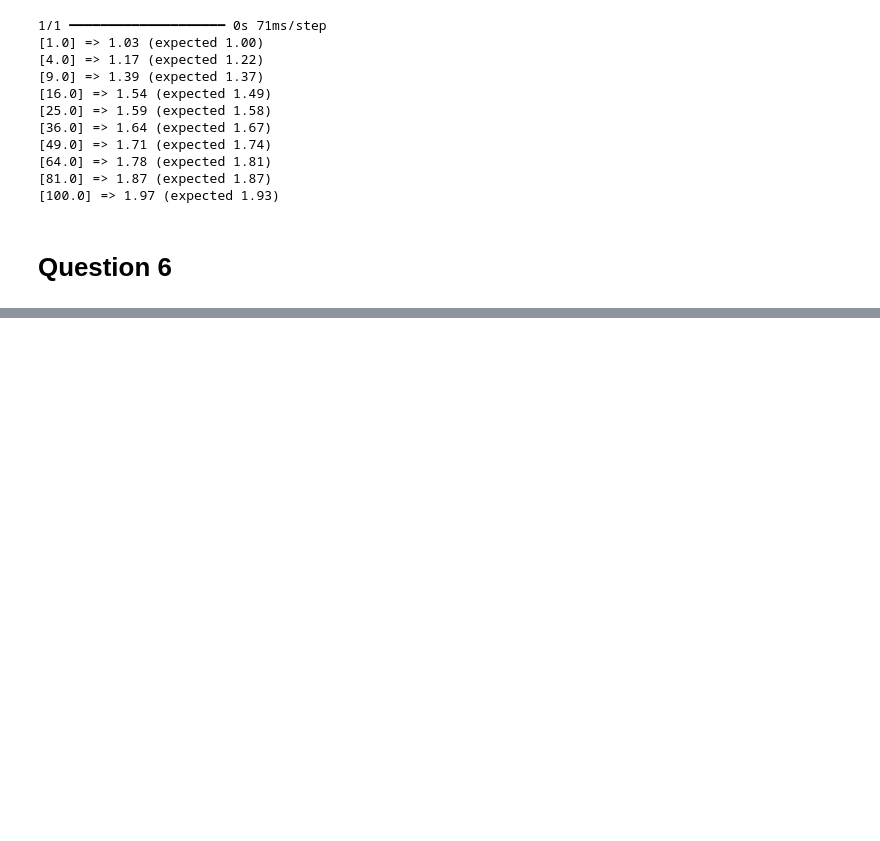
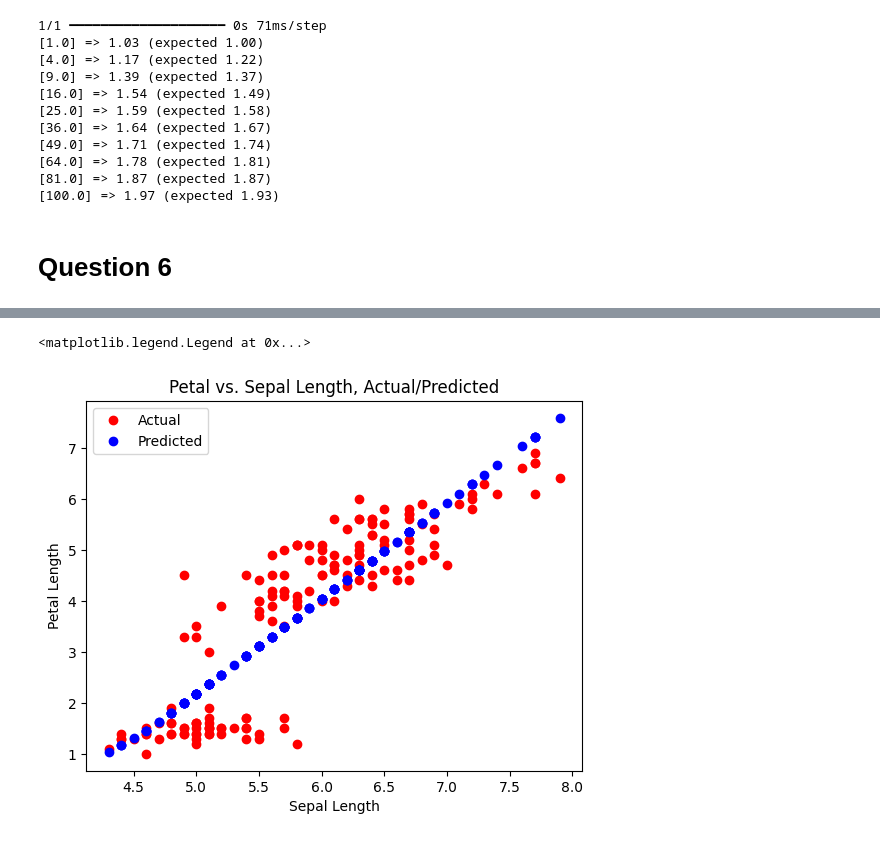
Before and after one commit to morrea1/MANE-4962, a Jupyter notebook: Homework1.ipynb, the cells around one changed output, grey strips where cells are left out. Drawn from its saved outputs; the diff is of its cells as text; code cells hidden in the pictures; blank space fills up the shorter version.

```diff
--- a/Homework1.ipynb
+++ b/Homework1.ipynb
@@ -243,0 +298,14 @@ Model: "sequential_1"
+# %%
+import matplotlib.pyplot as plt
+
+for i in range(len(X)):
+  plt.plot(X[i], y[i], 'ro', label='Actual' if i == 0 else "")
+  plt.plot(X[i], predictions[i], 'bo', label='Predicted' if i == 0 else "")
+
+plt.xlabel('Sepal Length')
+plt.ylabel('Petal Length')
+plt.title('Petal vs. Sepal Length, Actual/Predicted')
+plt.legend()
+# %% [output]
+<matplotlib.legend.Legend at 0x...>
+[figure, added]
```
Also changed, not shown: parts of 2 cells of this notebook.
